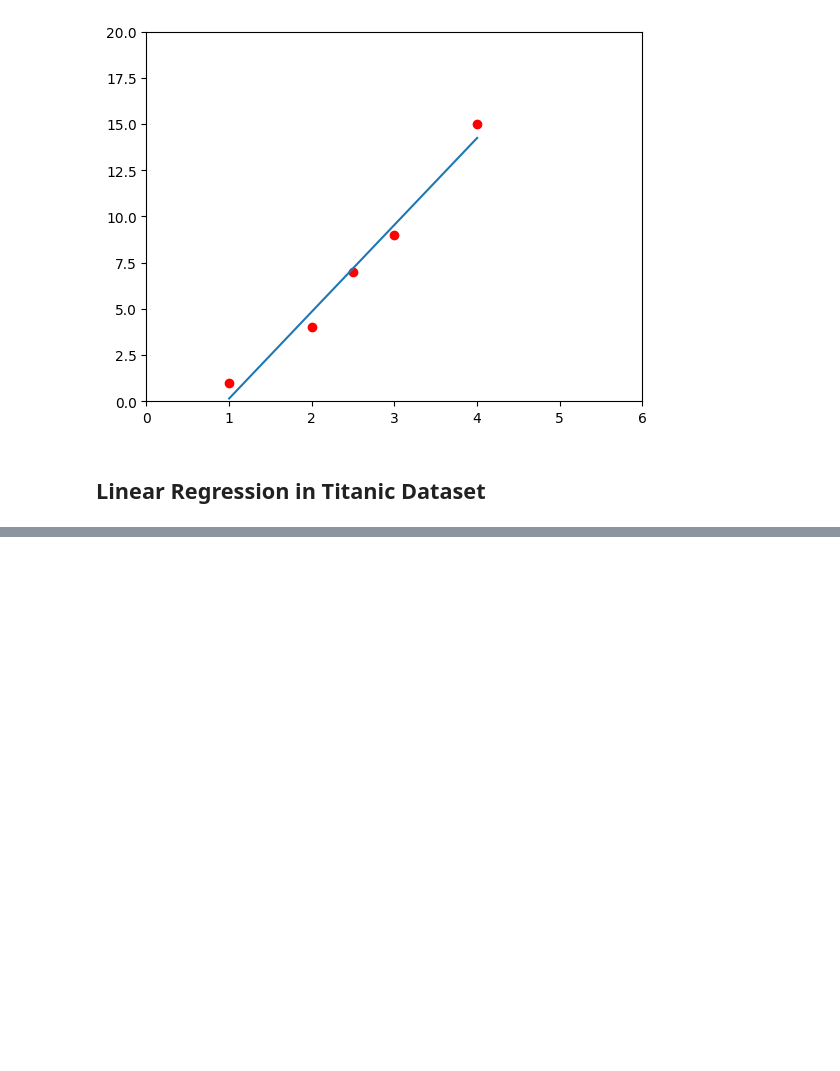
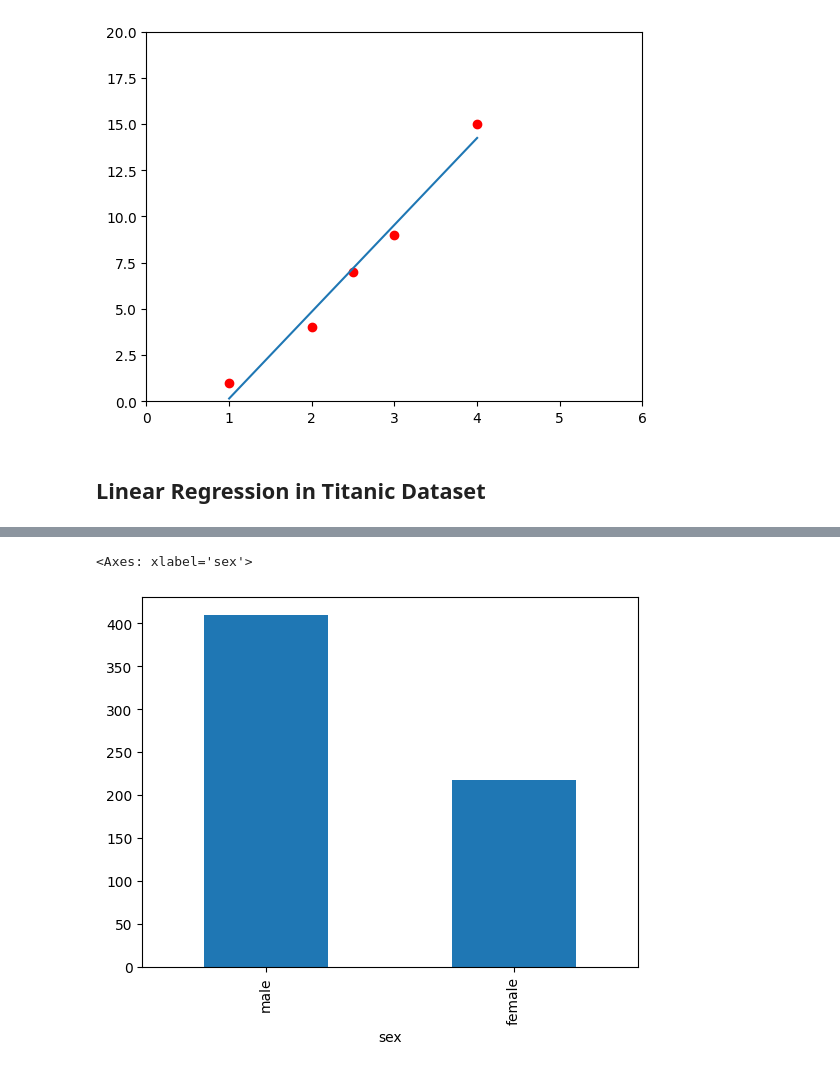
Before and after one commit to Sweta-Das/TensorFlow-Python-Projects, a Jupyter notebook: 2-Linear_Regression/fcc_Linear_Regression.ipynb, the cells around one changed output, grey strips where cells are left out. Drawn from its saved outputs; the diff is of its cells as text; code cells hidden in the pictures; blank space fills up the shorter version.

```diff
--- a/2-Linear_Regression/fcc_Linear_Regression.ipynb
+++ b/2-Linear_Regression/fcc_Linear_Regression.ipynb
@@ -57,0 +130,5 @@ import tensorflow.compat.v2.feature_column as fc
+# %%
+dftrain.sex.value_counts().plot(kind='bar')
+# %% [output]
+<Axes: xlabel='sex'>
+[figure, added]
```
Also changed, not shown: parts of 18 cells of this notebook.
